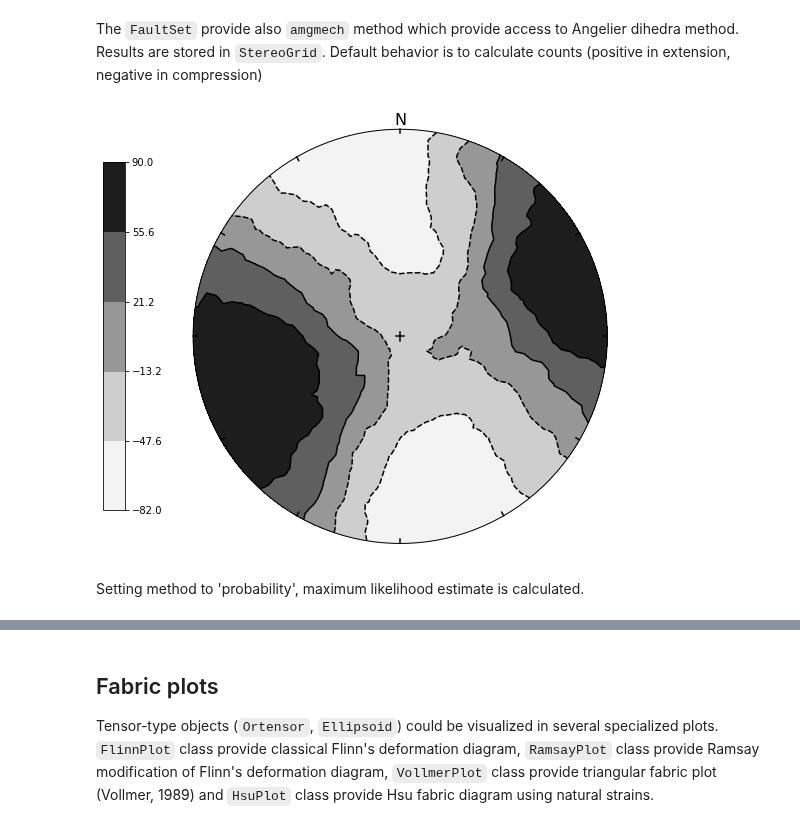
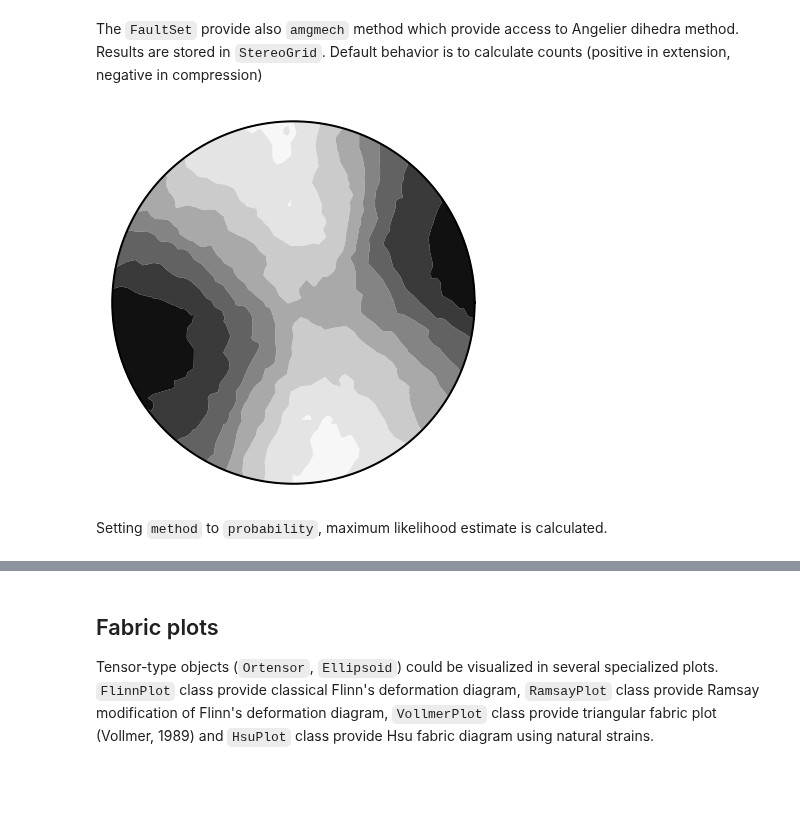
Before and after one commit to ondrolexa/apsg, a Jupyter notebook: examples/apsg_tutorial.ipynb, the cells around one changed output, grey strips where cells are left out. Cells and saved outputs as stored; diff of their text form; code cells hidden in the pictures; blank space fills up the shorter version.

```diff
--- a/examples/apsg_tutorial.ipynb
+++ b/examples/apsg_tutorial.ipynb
@@ -574,9 +562,10 @@ s.show()
 # %% [markdown]
 The ``FaultSet`` provide also ``amgmech`` method which provide access to Angelier dihedra method. Results are stored in ``StereoGrid``. Default behavior is to calculate counts (positive in extension, negative in compression)
-# %%
-f = FaultSet.examples('MELE')
-StereoNet(f.angmech());
-# %% [output]
-[figure, removed]
+# %%
+f = FaultSet.from_csv('mele.csv')
+d = StereoGrid()
+d.angmech(f)
+# %% [output]
+[figure, added]
 # %% [markdown]
-Setting method to 'probability', maximum likelihood estimate is calculated.
+Setting `method` to `probability`, maximum likelihood estimate is calculated.
```
Also changed, not shown: parts of 12 cells of this notebook, 4 other files.
